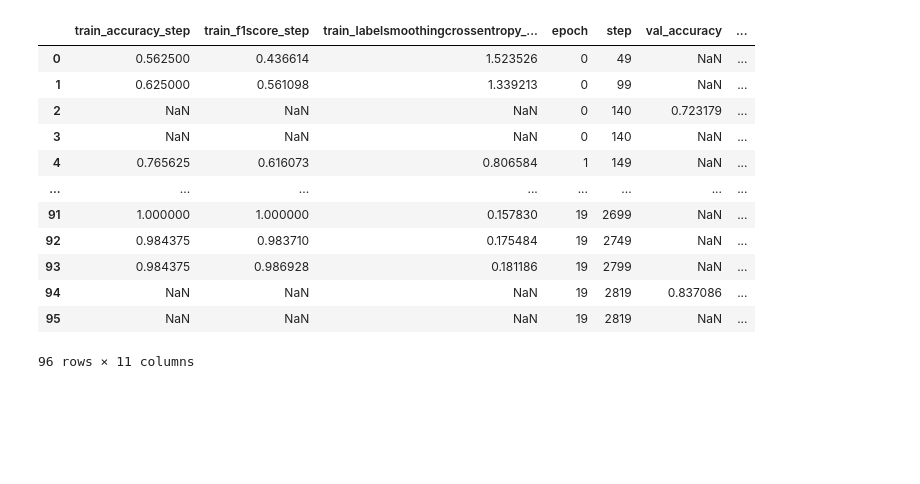
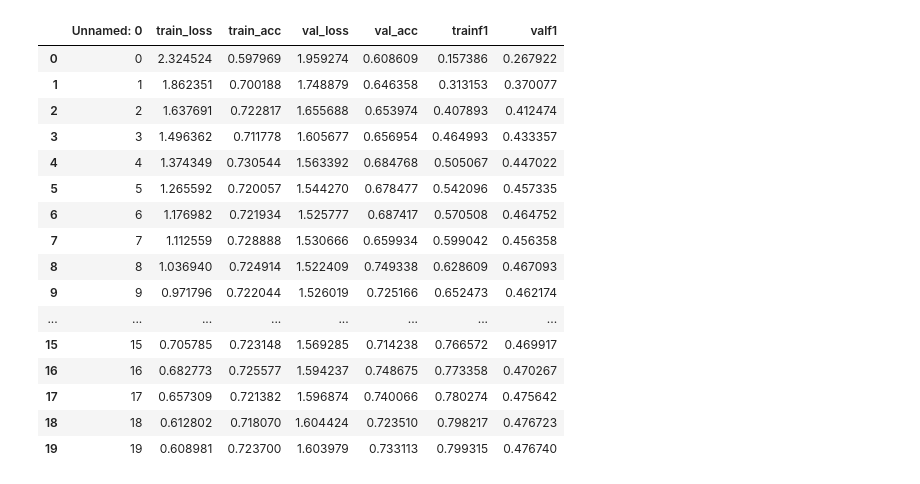
Before and after one commit to skramer-dev/ai-lab, a Jupyter notebook: CV/Metric-visualization.ipynb, the cells around one changed output. Cells and saved outputs as stored; diff of their text form; code cells hidden in the pictures; blank space fills up the shorter version.

```diff
--- a/CV/Metric-visualization.ipynb
+++ b/CV/Metric-visualization.ipynb
@@ -16,23 +16,24 @@ VERSION = (str(EPOCHS) + 'Epoch-' + FINETUNE_STRATEGY)
-# %%
-current_run = 'naive-normalization/20Epoch-no_freeze'
-metrics = pd.read_csv(f'{LOGDIR}/{current_run}/metrics.csv')
-display(metrics)
-del metrics["epoch"]
-metrics.set_index("step", inplace=True)
-# %% [output]
-|  | train_accuracy_step | train_f1score_step | train_labelsmoothingcrossentropy_... | epoch | step | val_accuracy | ... |
-| 0 | 0.562500 | 0.436614 | 1.523526 | 0 | 49 | NaN | ... |
-| 1 | 0.625000 | 0.561098 | 1.339213 | 0 | 99 | NaN | ... |
-| 2 | NaN | NaN | NaN | 0 | 140 | 0.723179 | ... |
-| 3 | NaN | NaN | NaN | 0 | 140 | NaN | ... |
-| 4 | 0.765625 | 0.616073 | 0.806584 | 1 | 149 | NaN | ... |
-| ... | ... | ... | ... | ... | ... | ... | ... |
-| 91 | 1.000000 | 1.000000 | 0.157830 | 19 | 2699 | NaN | ... |
-| 92 | 0.984375 | 0.983710 | 0.175484 | 19 | 2749 | NaN | ... |
-| 93 | 0.984375 | 0.986928 | 0.181186 | 19 | 2799 | NaN | ... |
-| 94 | NaN | NaN | NaN | 19 | 2819 | 0.837086 | ... |
-| 95 | NaN | NaN | NaN | 19 | 2819 | NaN | ... |
-96 rows × 11 columns
+# %%
+metrics = pd.read_csv(f'{LOGDIR}/{VERSION}.csv')
+display(metrics)
+# %% [output]
+|  | Unnamed: 0 | train_loss | train_acc | val_loss | val_acc | trainf1 | valf1 |
+| 0 | 0 | 2.324524 | 0.597969 | 1.959274 | 0.608609 | 0.157386 | 0.267922 |
+| 1 | 1 | 1.862351 | 0.700188 | 1.748879 | 0.646358 | 0.313153 | 0.370077 |
+| 2 | 2 | 1.637691 | 0.722817 | 1.655688 | 0.653974 | 0.407893 | 0.412474 |
+| 3 | 3 | 1.496362 | 0.711778 | 1.605677 | 0.656954 | 0.464993 | 0.433357 |
+| 4 | 4 | 1.374349 | 0.730544 | 1.563392 | 0.684768 | 0.505067 | 0.447022 |
+| 5 | 5 | 1.265592 | 0.720057 | 1.544270 | 0.678477 | 0.542096 | 0.457335 |
+| 6 | 6 | 1.176982 | 0.721934 | 1.525777 | 0.687417 | 0.570508 | 0.464752 |
+| 7 | 7 | 1.112559 | 0.728888 | 1.530666 | 0.659934 | 0.599042 | 0.456358 |
+| 8 | 8 | 1.036940 | 0.724914 | 1.522409 | 0.749338 | 0.628609 | 0.467093 |
+| 9 | 9 | 0.971796 | 0.722044 | 1.526019 | 0.725166 | 0.652473 | 0.462174 |
+| ... | ... | ... | ... | ... | ... | ... | ... |
+| 15 | 15 | 0.705785 | 0.723148 | 1.569285 | 0.714238 | 0.766572 | 0.469917 |
+| 16 | 16 | 0.682773 | 0.725577 | 1.594237 | 0.748675 | 0.773358 | 0.470267 |
+| 17 | 17 | 0.657309 | 0.721382 | 1.596874 | 0.740066 | 0.780274 | 0.475642 |
+| 18 | 18 | 0.612802 | 0.718070 | 1.604424 | 0.723510 | 0.798217 | 0.476723 |
+| 19 | 19 | 0.608981 | 0.723700 | 1.603979 | 0.733113 | 0.799315 | 0.476740 |
 # %%
 sns.set()
 
```
Also changed, not shown: parts of 6 cells of this notebook, 9 other files.
